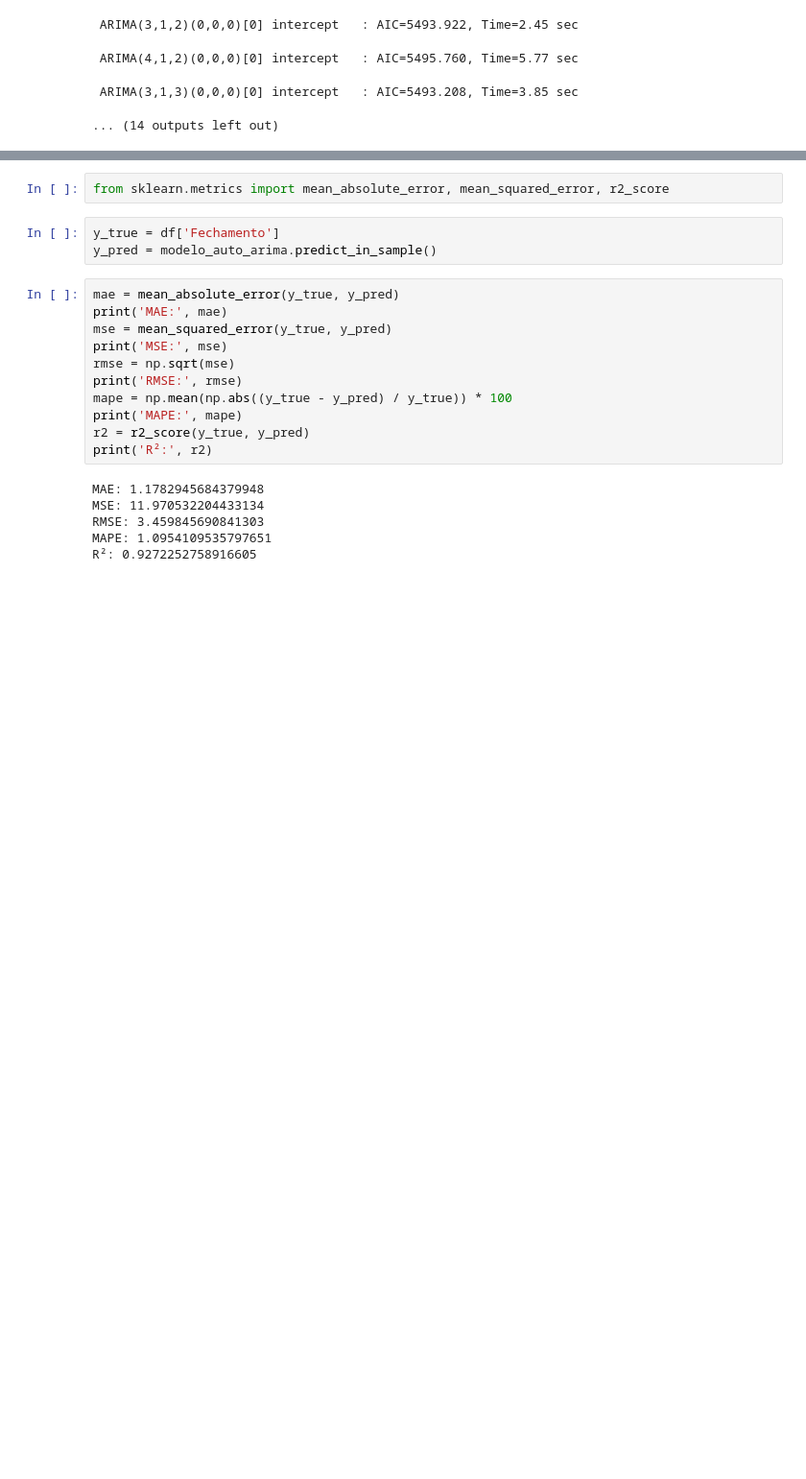
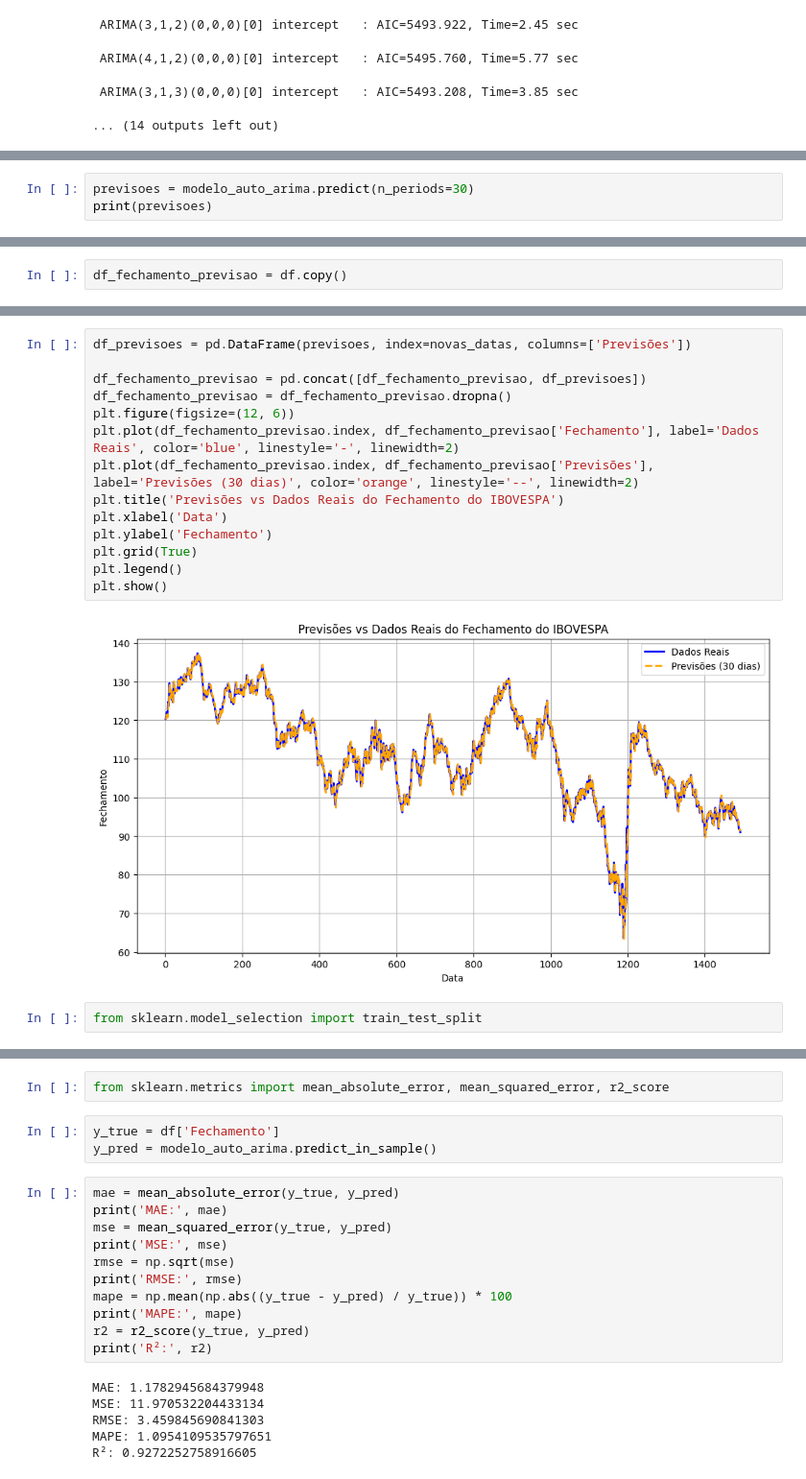
Before and after one commit to SuzanaKstro/Passo-a-passo, a Jupyter notebook: 14_01.ipynb, the cells around one changed output, grey strips where cells are left out. Shown at 96% size. Drawn from its saved outputs; the diff is of its cells as text; blank space fills up the shorter version.

```diff
--- a/14_01.ipynb
+++ b/14_01.ipynb
@@ -190,0 +189,3 @@ df['Previsões'] = modelo_auto_arima.predict_in_sample()
+# %%
+previsoes = modelo_auto_arima.predict(n_periods=30)
+print(previsoes)
@@ -190,0 +226,2 @@ df['Previsões'] = modelo_auto_arima.predict_in_sample()
+# %%
+df_fechamento_previsao = df.copy()
@@ -190,0 +241,18 @@ df['Previsões'] = modelo_auto_arima.predict_in_sample()
+# %%
+df_previsoes = pd.DataFrame(previsoes, index=novas_datas, columns=['Previsões'])
+
+df_fechamento_previsao = pd.concat([df_fechamento_previsao, df_previsoes])
+df_fechamento_previsao = df_fechamento_previsao.dropna()
+plt.figure(figsize=(12, 6))
+plt.plot(df_fechamento_previsao.index, df_fechamento_previsao['Fechamento'], label='Dados Reais', color='blue', linestyle='-', linewidth=2)
+plt.plot(df_fechamento_previsao.index, df_fechamento_previsao['Previsões'], label='Previsões (30 dias)', color='orange', linestyle='--', linewidth=2)
+plt.title('Previsões vs Dados Reais do Fechamento do IBOVESPA')
+plt.xlabel('Data')
+plt.ylabel('Fechamento')
+plt.grid(True)
+plt.legend()
+plt.show()
+# %% [output]
+[figure, added]
+# %%
+from sklearn.model_selection import train_test_split
```
Also changed, not shown: parts of 7 cells of this notebook.
